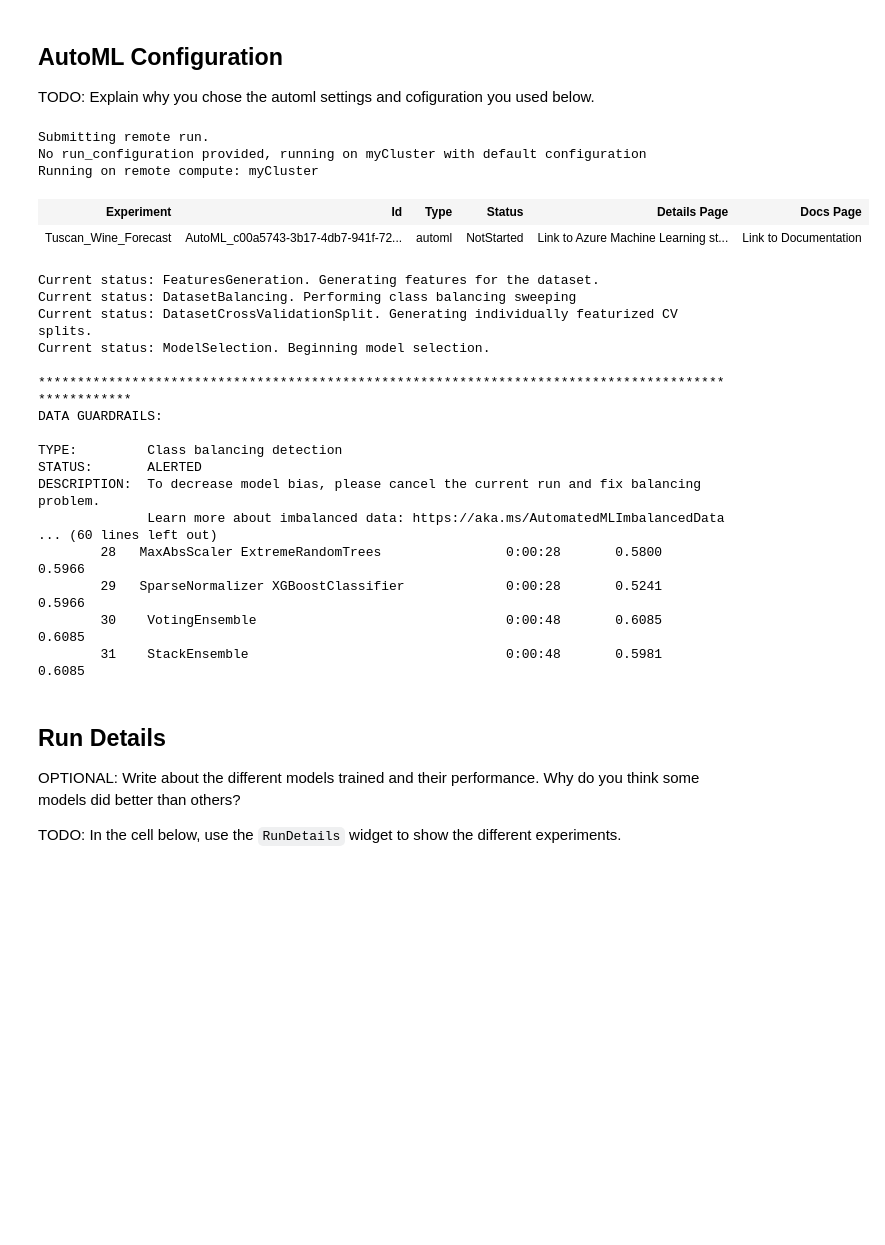
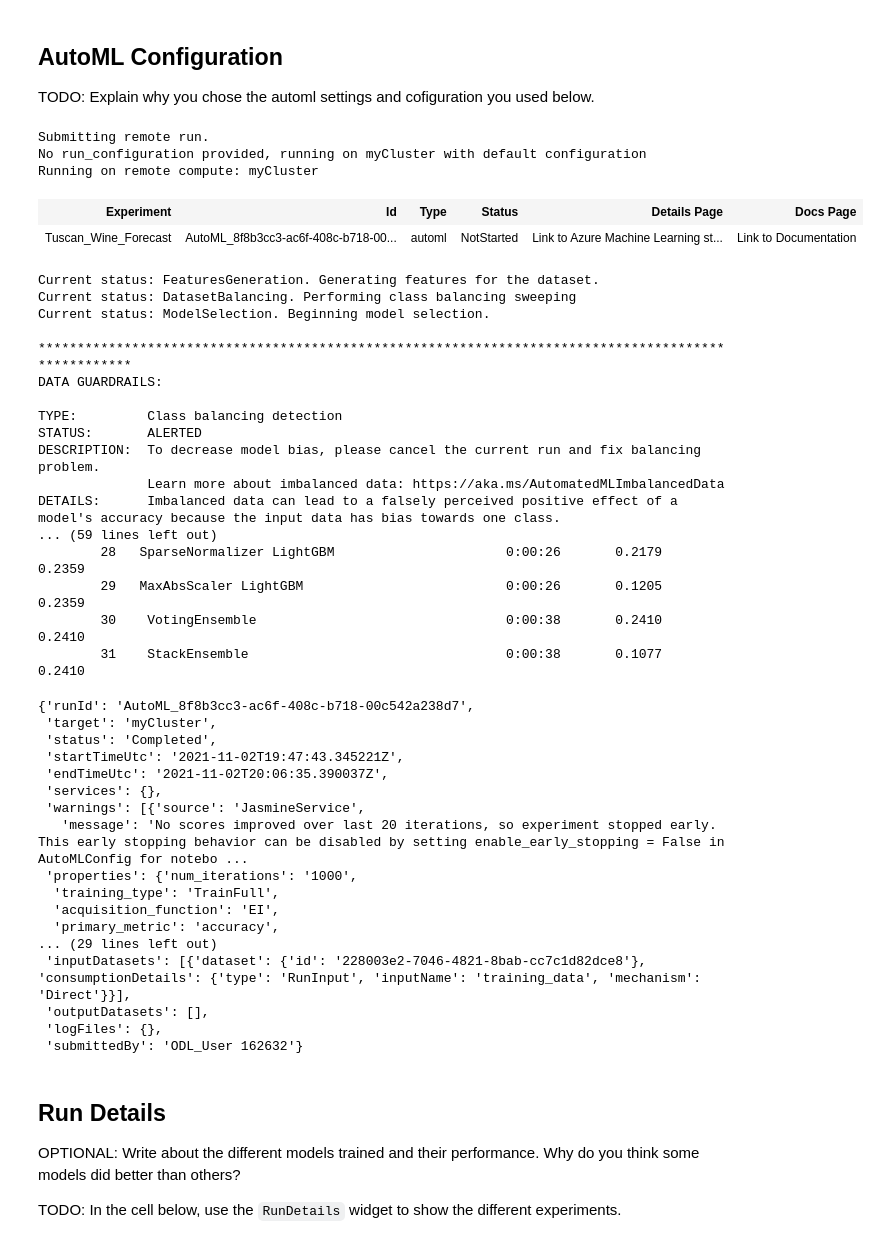
Before and after one commit to Aleaume/UdacityML_P3, a Jupyter notebook: starter_file/automl.ipynb, the cells around one changed output. Saved outputs shown, nothing was run; the diff lists cells and outputs as text; code cells hidden in the pictures; blank space fills up the shorter version.

Commit message:
Submit #2

```diff
--- a/starter_file/automl.ipynb
+++ b/starter_file/automl.ipynb
@@ -168,18 +179,20 @@ df.describe()
 TODO: Explain why you chose the automl settings and cofiguration you used below.
 # %%
 # TODO: Put your automl settings here
-#automl_settings = {}
+automl_settings = {
+    "n_cross_validations":3,
+    "validation_size":0.20,
+    "label_column_name":'points',
+    "primary_metric":'accuracy',
+    "experiment_timeout_minutes":45
+}
 
 # TODO: Put your automl config here
 automl_config = AutoMLConfig(
-    experiment_timeout_minutes=45,
     task='classification',
-    primary_metric='accuracy',
     training_data= dataset,
-    validation_size = 0.20,
-    label_column_name='points',
     compute_target = cluster,
-    n_cross_validations=3
+    **automl_settings
     )
 
 
@@ -188,16 +201,15 @@ automl_config = AutoMLConfig(
 #AUC_weighted for classification
 # %%
 # TODO: Submit your experiment
-runAutoML = experiment.submit(automl_config, show_output=True)
+runAutoML = experiment.submit(automl_config, show_output=False)
 # %% [output]
 Submitting remote run.
 No run_configuration provided, running on myCluster with default configuration
 Running on remote compute: myCluster
 | Experiment | Id | Type | Status | Details Page | Docs Page |
-| Tuscan_Wine_Forecast | AutoML_c00a5743-3b17-4db7-941f-72... | automl | NotStarted | Link to Azure Machine Learning st... | Link to Documentation |
+| Tuscan_Wine_Forecast | AutoML_8f8b3cc3-ac6f-408c-b718-00... | automl | NotStarted | Link to Azure Machine Learning st... | Link to Documentation |
 Current status: FeaturesGeneration. Generating features for the dataset.
 Current status: DatasetBalancing. Performing class balancing sweeping
-Current status: DatasetCrossValidationSplit. Generating individually featurized CV splits.
 Current status: ModelSelection. Beginning model selection.
 
 ****************************************************************************************************
@@ -207,11 +219,29 @@ TYPE:         Class balancing detection
 STATUS:       ALERTED
 DESCRIPTION:  To decrease model bias, please cancel the current run and fix balancing problem.
               Learn more about imbalanced data: https://aka.ms/AutomatedMLImbalancedData
-... (60 lines left out)
-        28   MaxAbsScaler ExtremeRandomTrees                0:00:28       0.5800    0.5966
-        29   SparseNormalizer XGBoostClassifier             0:00:28       0.5241    0.5966
-        30    VotingEnsemble                                0:00:48       0.6085    0.6085
-        31    StackEnsemble                                 0:00:48       0.5981    0.6085
+DETAILS:      Imbalanced data can lead to a falsely perceived positive effect of a model's accuracy because the input data has bias towards one class.
+... (59 lines left out)
+        28   SparseNormalizer LightGBM                      0:00:26       0.2179    0.2359
+        29   MaxAbsScaler LightGBM                          0:00:26       0.1205    0.2359
+        30    VotingEnsemble                                0:00:38       0.2410    0.2410
+        31    StackEnsemble                                 0:00:38       0.1077    0.2410
+{'runId': 'AutoML_8f8b3cc3-ac6f-408c-b718-00c542a238d7',
+ 'target': 'myCluster',
+ 'status': 'Completed',
+ 'startTimeUtc': '2021-11-02T19:47:43.345221Z',
+ 'endTimeUtc': '2021-11-02T20:06:35.390037Z',
+ 'services': {},
+ 'warnings': [{'source': 'JasmineService',
+   'message': 'No scores improved over last 20 iterations, so experiment stopped early. This early stopping behavior can be disabled by setting enable_early_stopping = False in AutoMLConfig for notebo ...
+ 'properties': {'num_iterations': '1000',
+  'training_type': 'TrainFull',
+  'acquisition_function': 'EI',
+  'primary_metric': 'accuracy',
+... (29 lines left out)
+ 'inputDatasets': [{'dataset': {'id': '228003e2-7046-4821-8bab-cc7c1d82dce8'}, 'consumptionDetails': {'type': 'RunInput', 'inputName': 'training_data', 'mechanism': 'Direct'}}],
+ 'outputDatasets': [],
+ 'logFiles': {},
+ 'submittedBy': 'ODL_User 162632'}
 # %% [markdown]
 ## Run Details
 
```
Also changed, not shown: parts of 12 cells of this notebook, 1 other file.
